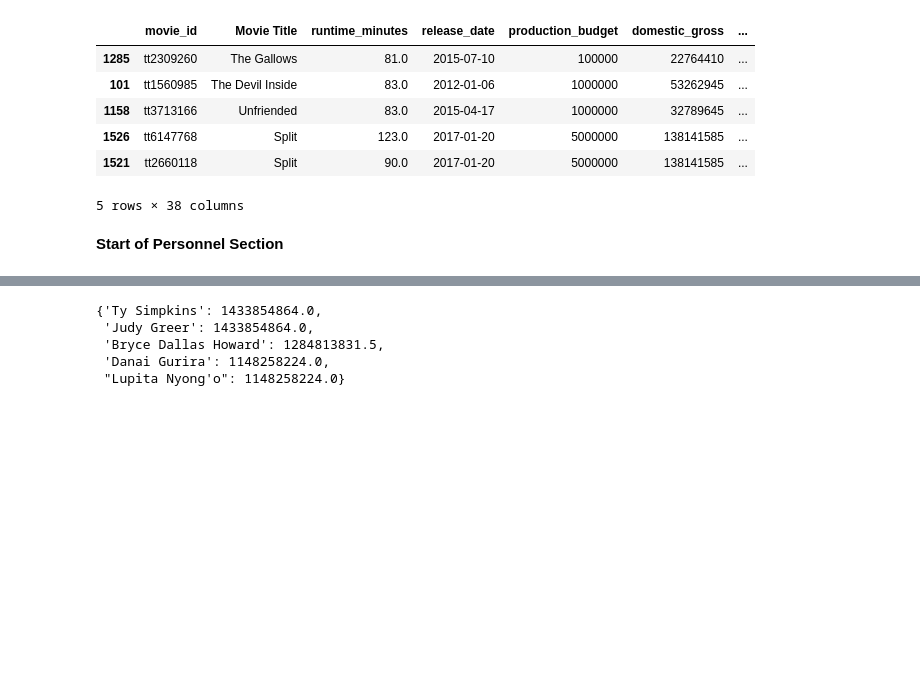
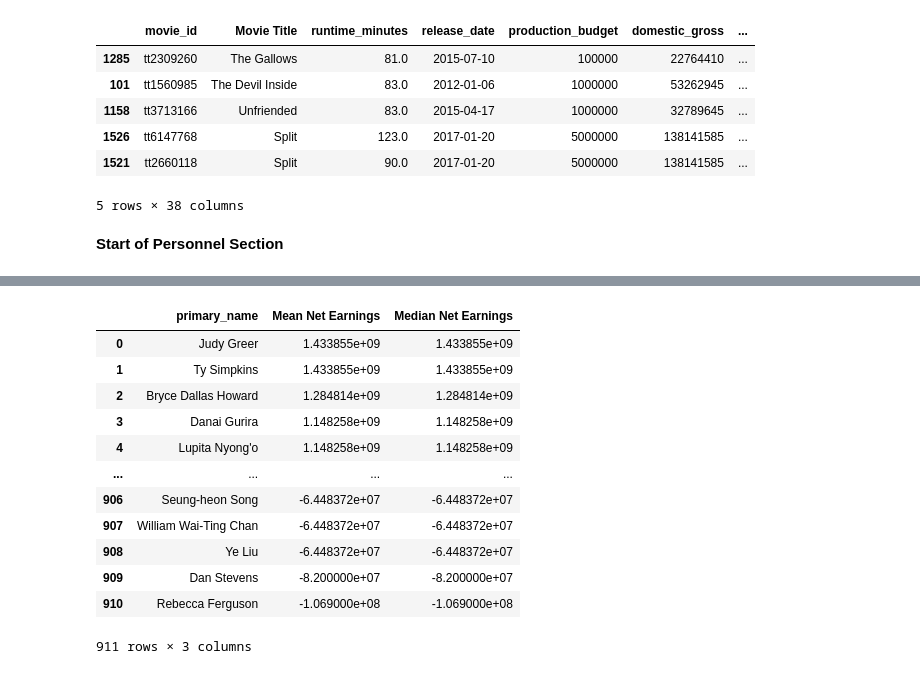
Before and after one commit to RH3421/Project-1-Microsoft-Makes-a-Movie, a Jupyter notebook: Genre_Budget.ipynb, the cells around one changed output, grey strips where cells are left out. Drawn from its saved outputs; the diff is of its cells as text; code cells hidden in the pictures; blank space fills up the shorter version.

Commit message:
Further work on individual metrics

```diff
--- a/Genre_Budget.ipynb
+++ b/Genre_Budget.ipynb
@@ -337,4 +337,4 @@ top_movie_ROI.head()
 **Start of Personnel Section**
 # %%
 GB_People.drop(columns=['Movie Title_x', 'Movie Title_y', 'release_date', 'id'], inplace=True)
-#GB_People
+GB_People = GB_People.dropna(subset=['genres'])
@@ -376,3 +362,7 @@ Data columns (total 13 columns):
 dtypes: float64(2), int64(5), object(6)
 memory usage: 1.8+ MB
+# %%
+# Create DF of movies containing Adventure
+adventure_df = GB_People
+adventure_df = adventure_df[adventure_df['genres'].str.contains("Adventure")]
 # %%
@@ -410,15 +381,30 @@ advent_act
-# %%
-ind_mean = advent_act.groupby(['primary_name'])['net_earnings'].mean().to_frame()
-ind_mean.reset_index(inplace=True)
-ind_mean.sort_values(by=['net_earnings'], inplace=True, ascending=False)
-ind_mean.reset_index(drop=True, inplace=True)
-
-#create dictionary of top five in acting and their
-top5_acting = ind_mean.head().set_index('primary_name').to_dict()['net_earnings']
-top5_acting
-# %% [output]
-{'Ty Simpkins': 1433854864.0,
- 'Judy Greer': 1433854864.0,
- 'Bryce Dallas Howard': 1284813831.5,
- 'Danai Gurira': 1148258224.0,
- "Lupita Nyong'o": 1148258224.0}
+# %%
+# Create table grouped by individual actor/actress showing their median and mean net earnings
+ind_mean = advent_act.groupby(['primary_name'])['net_earnings'].mean().to_frame()
+ind_mean.reset_index(inplace=True)
+ind_mean.rename(columns = {'net_earnings':'Mean Net Earnings'}, inplace = True)
+#ind_mean.sort_values(by=['net_earnings'], inplace=True, ascending=False)
+#ind_mean.reset_index(drop=True, inplace=True)
+
+ind_med = advent_act.groupby(['primary_name'])['net_earnings'].median().to_frame()
+ind_med.reset_index(inplace=True)
+
+ind_fin = ind_mean.merge(ind_med, on='primary_name')
+ind_fin.rename(columns = {'net_earnings':'Median Net Earnings'}, inplace = True)
+ind_fin.sort_values(["Mean Net Earnings", "Median Net Earnings"], ascending = (False, False), inplace = True)
+ind_fin.reset_index(drop=True, inplace=True)
+ind_fin
+# %% [output]
+|  | primary_name | Mean Net Earnings | Median Net Earnings |
+| 0 | Judy Greer | 1.433855e+09 | 1.433855e+09 |
+| 1 | Ty Simpkins | 1.433855e+09 | 1.433855e+09 |
+| 2 | Bryce Dallas Howard | 1.284814e+09 | 1.284814e+09 |
+| 3 | Danai Gurira | 1.148258e+09 | 1.148258e+09 |
+| 4 | Lupita Nyong'o | 1.148258e+09 | 1.148258e+09 |
+| ... | ... | ... | ... |
+| 906 | Seung-heon Song | -6.448372e+07 | -6.448372e+07 |
+| 907 | William Wai-Ting Chan | -6.448372e+07 | -6.448372e+07 |
+| 908 | Ye Liu | -6.448372e+07 | -6.448372e+07 |
+| 909 | Dan Stevens | -8.200000e+07 | -8.200000e+07 |
+| 910 | Rebecca Ferguson | -1.069000e+08 | -1.069000e+08 |
+911 rows × 3 columns
```
Also changed, not shown: parts of 6 cells of this notebook.
